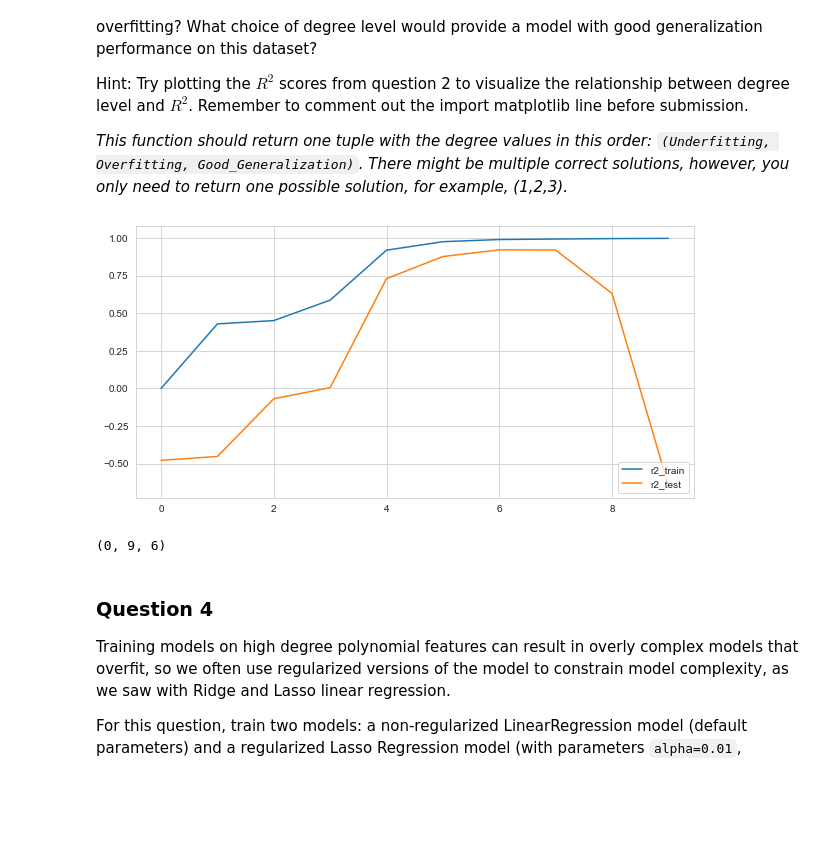
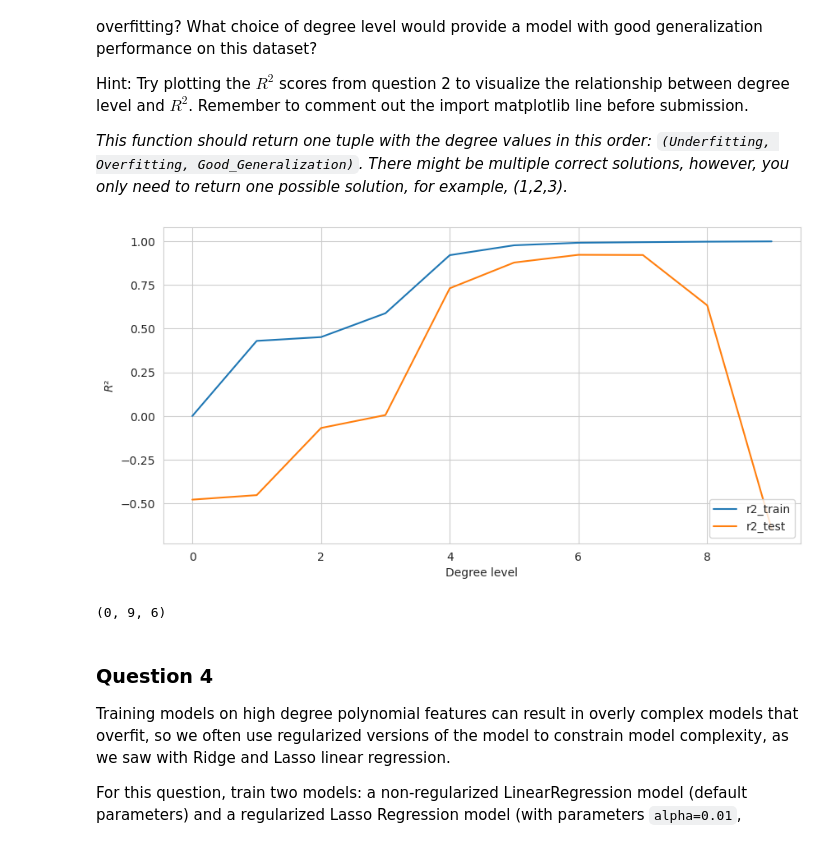
Before and after one commit to LuisAngelMendozaVelasco/Applied_Data_Science_with_Python_Specialization, a Jupyter notebook: Applied_Machine_Learning_in_Python/Week2/Labs/Assignment 2.ipynb, the cells around one changed output. Cells and saved outputs as stored; diff of their text form; code cells hidden in the pictures; blank space fills up the shorter version.

```diff
--- a/Applied_Machine_Learning_in_Python/Week2/Labs/Assignment 2.ipynb
+++ b/Applied_Machine_Learning_in_Python/Week2/Labs/Assignment 2.ipynb
@@ -148,27 +157,28 @@ Hint: Try plotting the $R^2$ scores from question 2 to visualize the relationshi
 
 *This function should return one tuple with the degree values in this order: `(Underfitting, Overfitting, Good_Generalization)`. There might be multiple correct solutions, however, you only need to return one possible solution, for example, (1,2,3).*
 # %%
+import matplotlib.pyplot as plt
+import seaborn as sns
+sns.set_style("whitegrid")
+# %matplotlib notebook
+
 def answer_three():
     # Your code here
-    import matplotlib.pyplot as plt
-    import seaborn as sns
-    # %matplotlib notebook
-
-    sns.set_style("whitegrid")
-
     r2_train, r2_test = answer_two()
 
     plt.figure(figsize=(10, 5))
     plt.plot(range(0, 10), r2_train, label='r2_train', markersize=10)
     plt.plot(range(0, 10), r2_test, label='r2_test', markersize=10)
+    plt.xlabel("Degree level")
+    plt.ylabel("$R²$")
     plt.legend(loc=4)
     plt.show()
 
     return (0, 9, 6) # Return your answer
 
 answer_three()
 # %% [output]
-[figure, old version]
+[figure, new version]
 (0, 9, 6)
 # %% [markdown]
 ### Question 4
```
Also changed, not shown: parts of 17 cells of this notebook, 3 other files.
